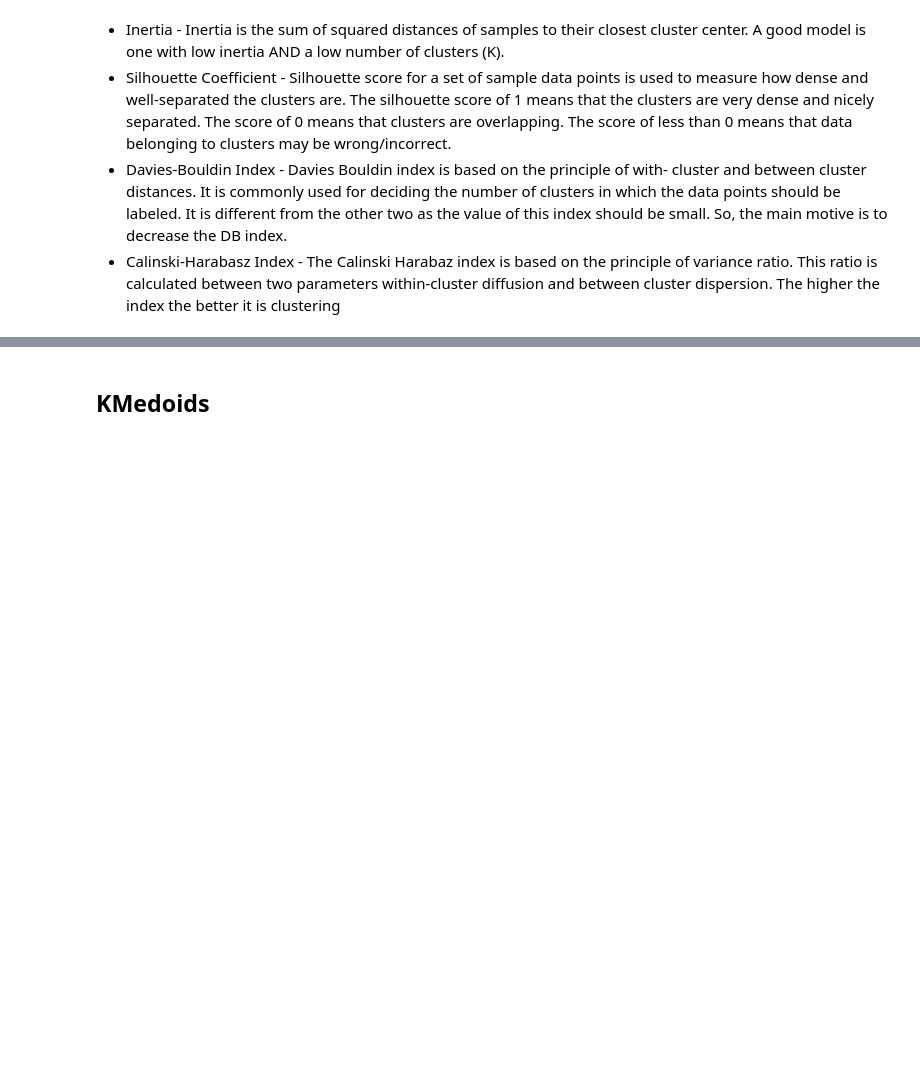
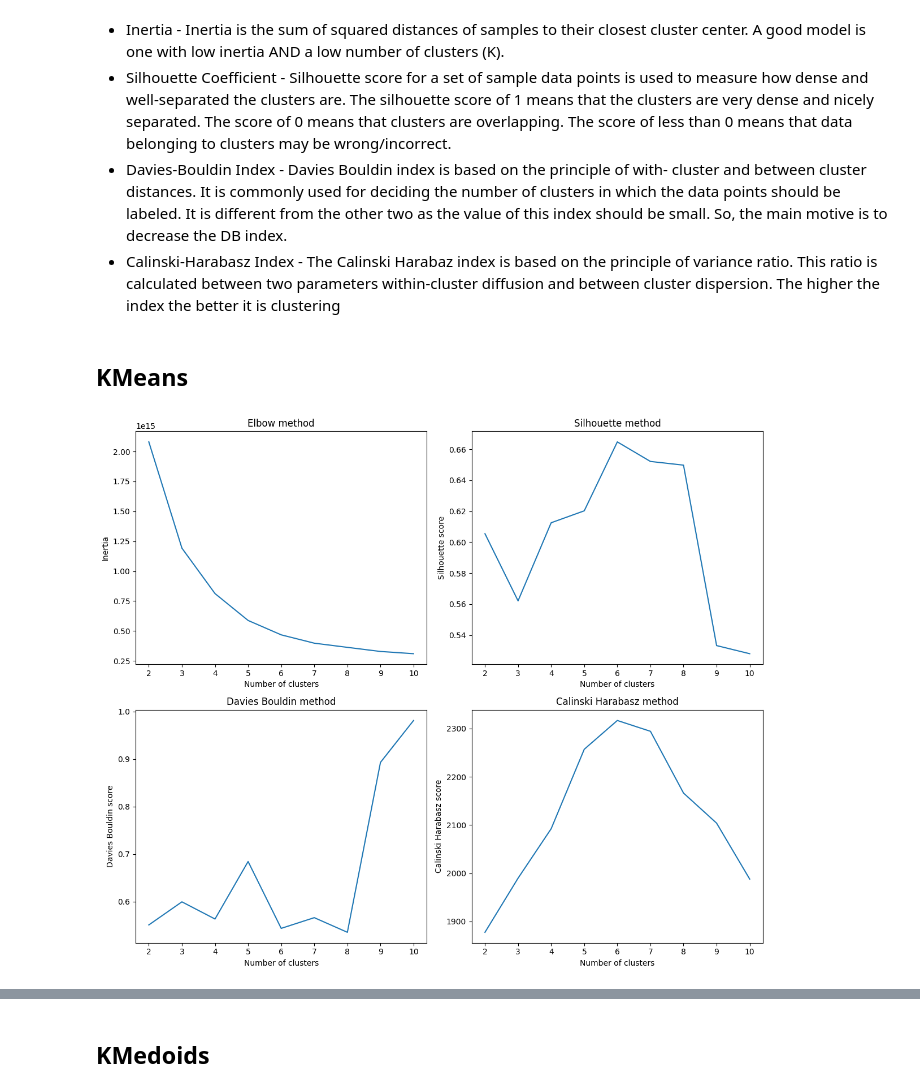
Before and after one commit to RadCod3/DataStorm-4.0-BrainLeftException-SemiFinals, a Jupyter notebook: template.ipynb, the cells around one changed output, grey strips where cells are left out. Cells and saved outputs as stored; diff of their text form; code cells hidden in the pictures; blank space fills up the shorter version.

```diff
--- a/template.ipynb
+++ b/template.ipynb
@@ -762,3 +807,54 @@ diffusion and between cluster dispersion. The higher the index the better it is
 clustering
 # %%
 X_mag = np.abs(X_reduced)
+# %% [markdown]
+## KMeans
+# %%
+# import KMeans from sklearn
+from sklearn.cluster import KMeans
+
+inertia = []
+labels_ = []
+silhouette_scores = []
+db_scores = []
+ch_scores = []
+
+for i in range(2, 11):
+    kmeans = KMeans(n_clusters=i, random_state=0, n_init=30).fit(X_reduced)
+    labels = kmeans.labels_
+    inertia.append(kmeans.inertia_)
+    silhouette_scores.append(silhouette_score(X_reduced, labels))
+    db_scores.append(davies_bouldin_score(X_reduced, labels))
+    ch_scores.append(calinski_harabasz_score(X_reduced, labels))
+    labels_.append(labels)
+
+fig, axs = plt.subplots(2, 2, figsize=(12, 10))
+
+# Elbow method plot
+axs[0, 0].plot(range(2, 11), inertia)
+axs[0, 0].set_title("Elbow method")
+axs[0, 0].set_xlabel("Number of clusters")
+axs[0, 0].set_ylabel("Inertia")
+
+# Silhouette method plot
+axs[0, 1].plot(range(2, 11), silhouette_scores)
+axs[0, 1].set_title("Silhouette method")
+axs[0, 1].set_xlabel("Number of clusters")
+axs[0, 1].set_ylabel("Silhouette score")
+
+# Davies Bouldin method plot
+axs[1, 0].plot(range(2, 11), db_scores)
+axs[1, 0].set_title("Davies Bouldin method")
+axs[1, 0].set_xlabel("Number of clusters")
+axs[1, 0].set_ylabel("Davies Bouldin score")
+
+# Calinski Harabasz method plot
+axs[1, 1].plot(range(2, 11), ch_scores)
+axs[1, 1].set_title("Calinski Harabasz method")
+axs[1, 1].set_xlabel("Number of clusters")
+axs[1, 1].set_ylabel("Calinski Harabasz score")
+
+plt.tight_layout()
+plt.show()
+# %% [output]
+[figure, added]
```
Also changed, not shown: parts of 31 cells of this notebook.
